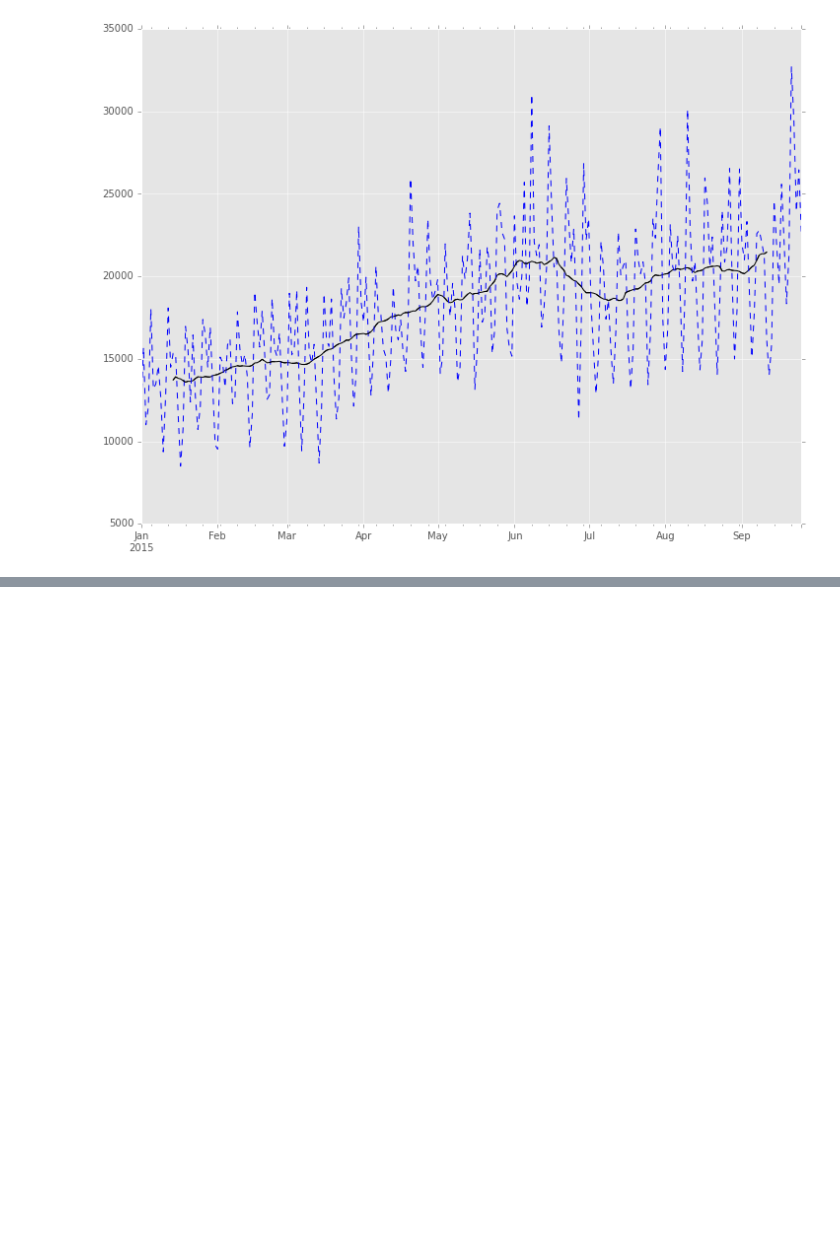
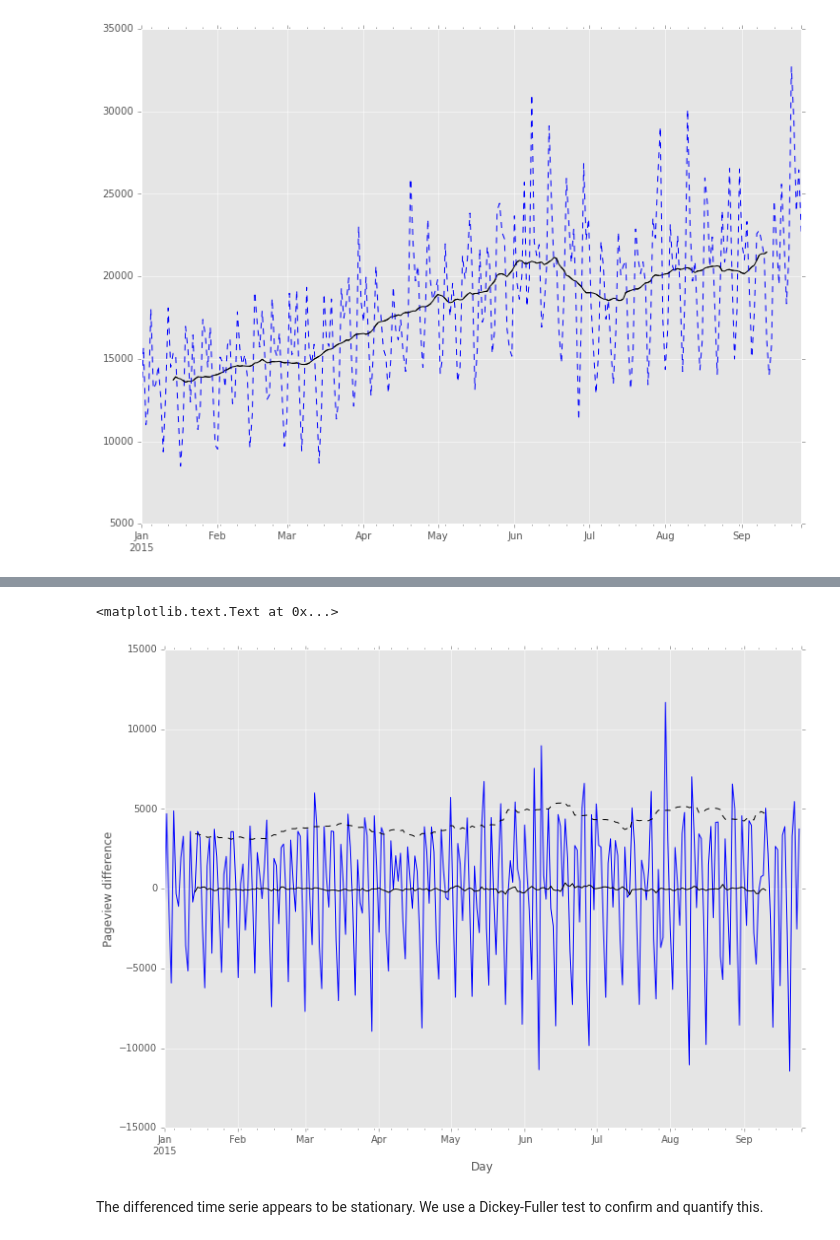
Before and after one commit to bbertincourt/DSC, a Jupyter notebook: dsc2t/dsc2t.ipynb, the cells around one changed output, grey strips where cells are left out. Drawn from its saved outputs; the diff is of its cells as text; code cells hidden in the pictures; blank space fills up the shorter version.

Commit message:
Started ARIMA: added stationary analysis

```diff
--- a/dsc2t/dsc2t.ipynb
+++ b/dsc2t/dsc2t.ipynb
@@ -538,0 +543,5 @@ pd.rolling_mean(serie, 28).shift(-14).plot(style='k--')
+# %%
+diff_serie = (serie-serie.shift(-1))
+diff_serie.name = 'Differenced Pageviews'
+
+diff_serie.describe()
@@ -538,0 +558,11 @@ pd.rolling_mean(serie, 28).shift(-14).plot(style='k--')
+# %%
+diff_serie.plot(style='b-')
+pd.rolling_mean(diff_serie, 28).shift(-14).plot(style='k')
+pd.rolling_std(diff_serie, 28).shift(-14).plot(style='k--')
+xlabel('Day')
+ylabel('Pageview difference')
+# %% [output]
+<matplotlib.text.Text at 0x...>
+[figure, added]
+# %% [markdown]
+The differenced time serie appears to be stationary. We use a Dickey-Fuller test to confirm and quantify this.
```
Also changed, not shown: parts of 6 cells of this notebook.
